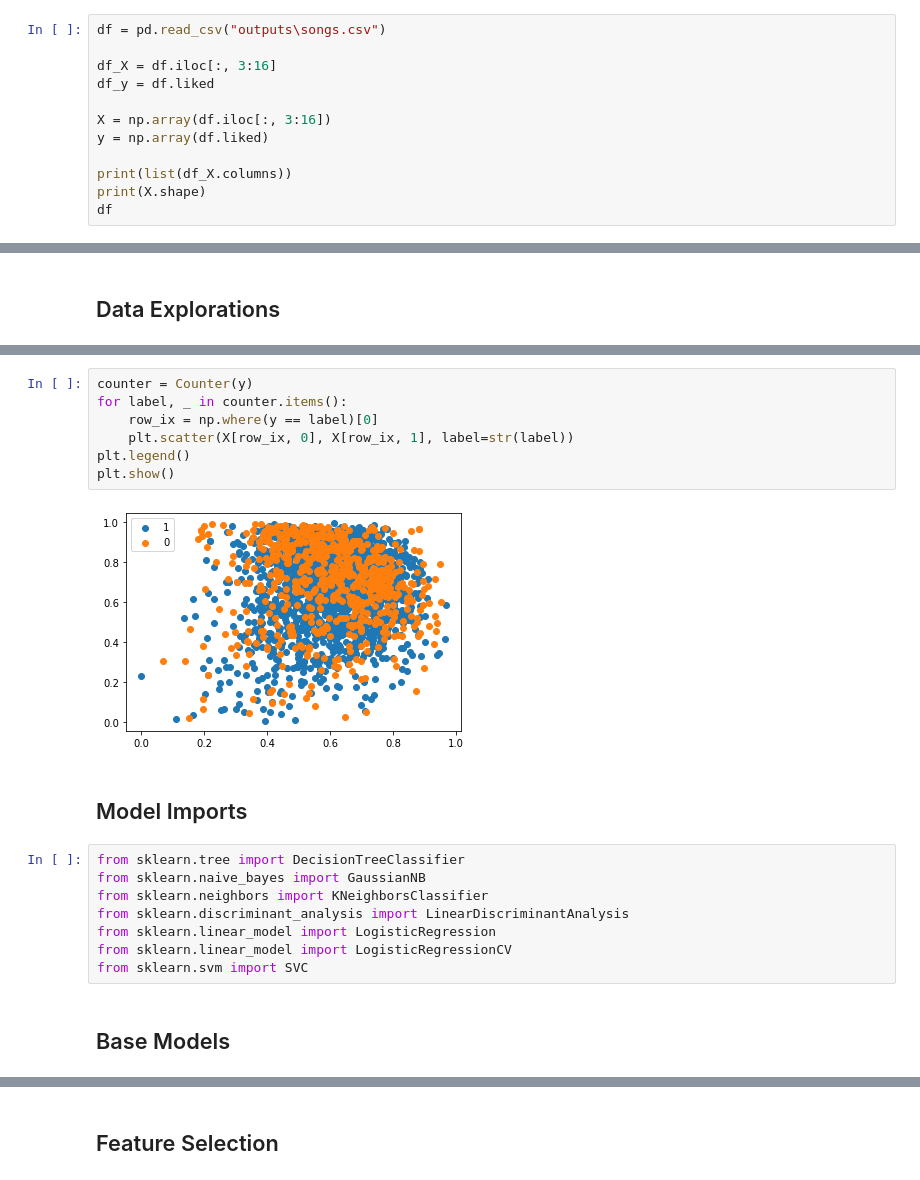
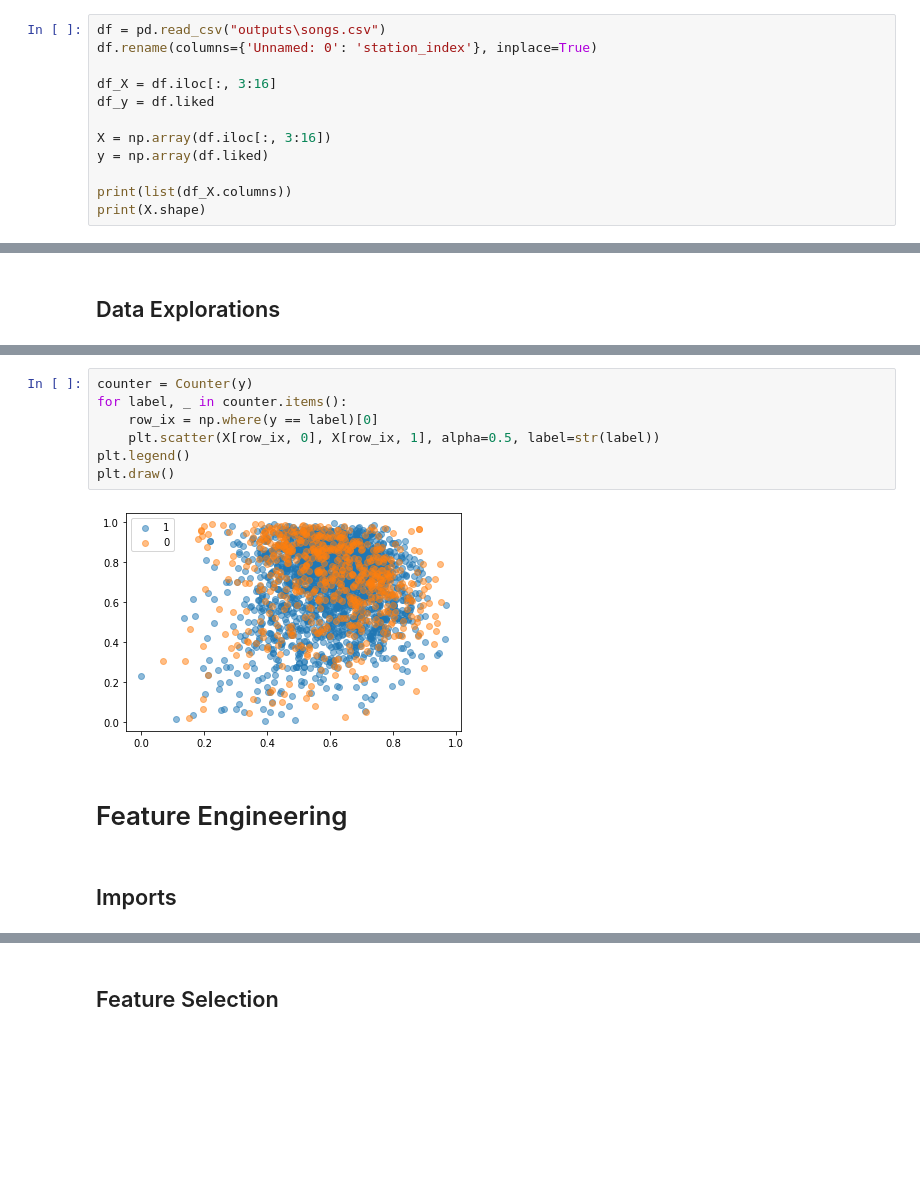
Before and after one commit to Hadryan/Personalized-Music-Recommendations, a Jupyter notebook: scikit_models.ipynb, the cells around one changed output, grey strips where cells are left out. Drawn from its saved outputs; the diff is of its cells as text; blank space fills up the shorter version.

Commit message:
Reordered and set up new models

```diff
--- a/scikit_models.ipynb
+++ b/scikit_models.ipynb
@@ -33,6 +32,7 @@ def display_side_by_side(dfs:list, captions:list):
 ## Data Set Preparations
 # %%
 df = pd.read_csv("outputs\songs.csv")
+df.rename(columns={'Unnamed: 0': 'station_index'}, inplace=True)
 
 df_X = df.iloc[:, 3:16]
 df_y = df.liked
@@ -42,7 +42,6 @@ y = np.array(df.liked)
 
 print(list(df_X.columns))
 print(X.shape)
-df
 # %% [output]
 ['danceability', 'energy', 'key', 'loudness', 'mode', 'speechiness', 'acousticness', 'instrumentalness', 'liveness', 'valence', 'tempo', 'duration_ms', 'time_signature']
 (2769, 13)
@@ -74,21 +101,13 @@ plt.show()
 # %%
 counter = Counter(y)
 for label, _ in counter.items():
 	row_ix = np.where(y == label)[0]
-	plt.scatter(X[row_ix, 0], X[row_ix, 1], label=str(label))
+	plt.scatter(X[row_ix, 0], X[row_ix, 1], alpha=0.5, label=str(label))
 plt.legend()
-plt.show()
+plt.draw()
 # %% [output]
-[figure, old version]
+[figure, new version]
+# %% [markdown]
+# Feature Engineering
 # %% [markdown]
-## Model Imports
+## Imports
-# %%
-from sklearn.tree import DecisionTreeClassifier
-from sklearn.naive_bayes import GaussianNB
-from sklearn.neighbors import KNeighborsClassifier
-from sklearn.discriminant_analysis import LinearDiscriminantAnalysis
-from sklearn.linear_model import LogisticRegression
-from sklearn.linear_model import LogisticRegressionCV
-from sklearn.svm import SVC
-# %% [markdown]
-## Base Models
```
Also changed, not shown: parts of 36 cells of this notebook.
